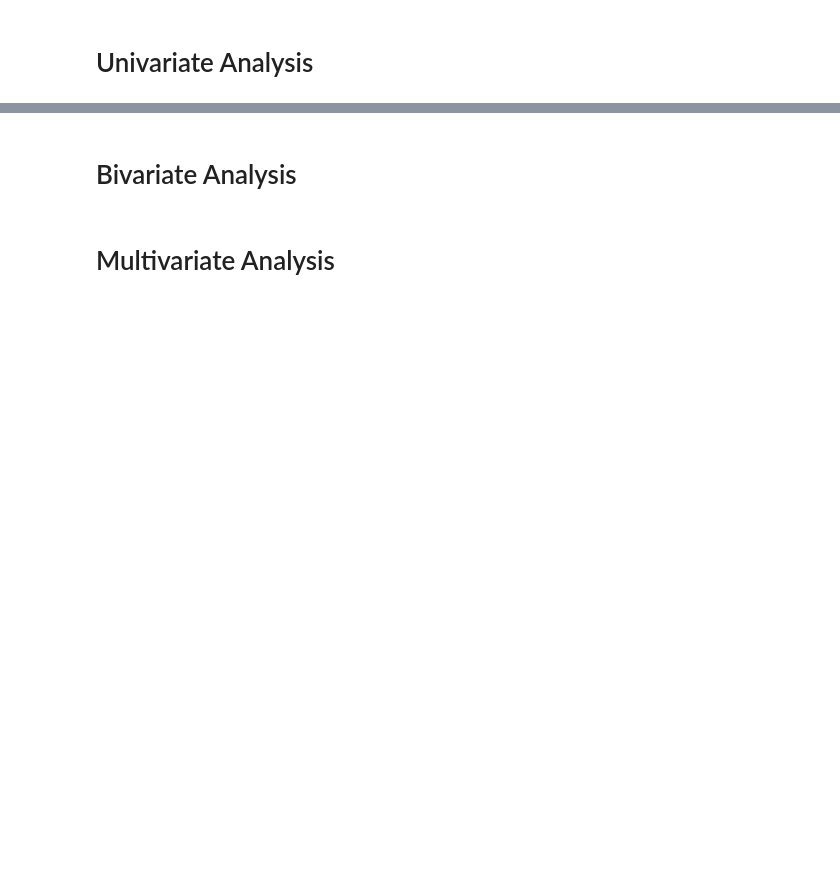
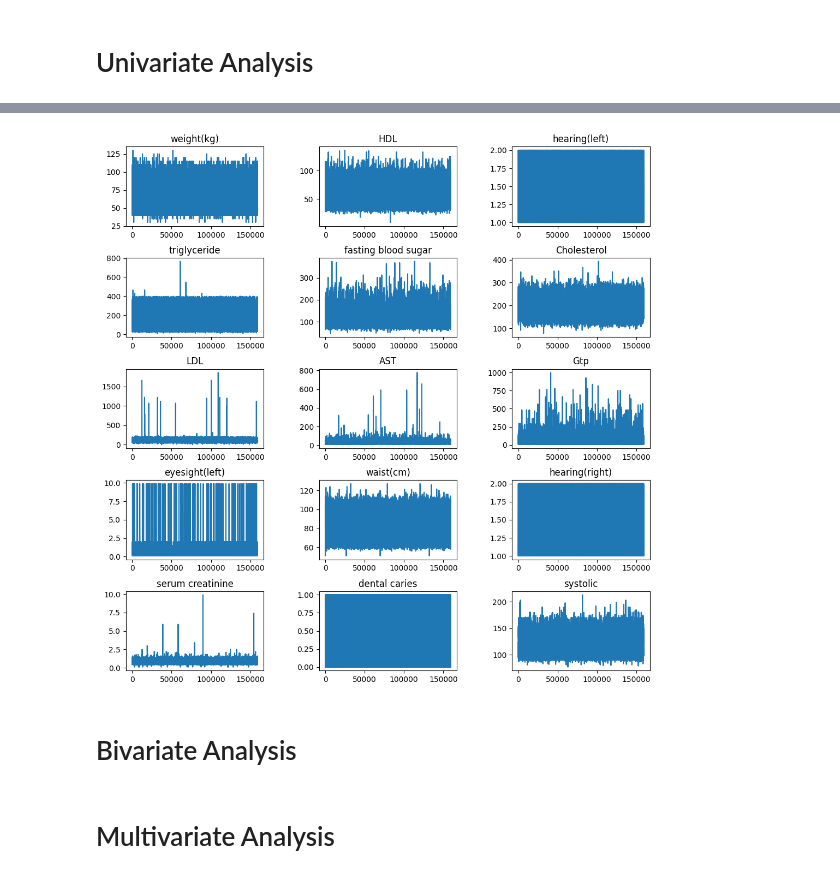
Before and after one commit to Tahker-w-tadmeer/ml3, a Jupyter notebook: explore.ipynb, the cells around one changed output, grey strips where cells are left out. Cells and saved outputs as stored; diff of their text form; code cells hidden in the pictures; blank space fills up the shorter version.

```diff
--- a/explore.ipynb
+++ b/explore.ipynb
@@ -14,3 +77,21 @@ all_data = pd.read_csv(data_path)
+# %%
+fig, axs = plt.subplots(column_count, 1, figsize=(12, 12))
+
+for i in range(len(columns)):
+    plt.subplot(column_count, 1, i+1)
+    column = columns[i]
+    plt.plot(all_data.index, all_data[column])
+    plt.title(column)
+
+plt.subplots_adjust(left=0.1,
+                    bottom=0.1,
+                    right=0.9,
+                    top=0.9,
+                    wspace=0.4,
+                    hspace=0.4)
+plt.show()
+# %% [output]
+[figure, added]
 # %% [markdown]
 # Bivariate Analysis
 # %% [markdown]
```
Also changed, not shown: parts of 4 cells of this notebook.
